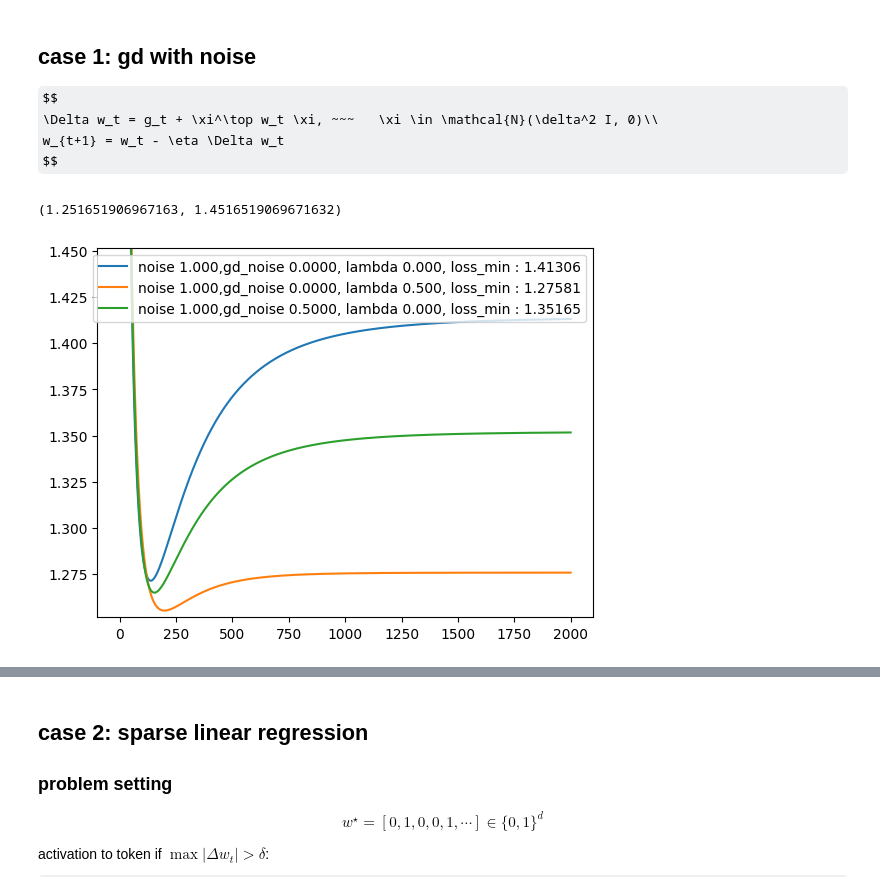
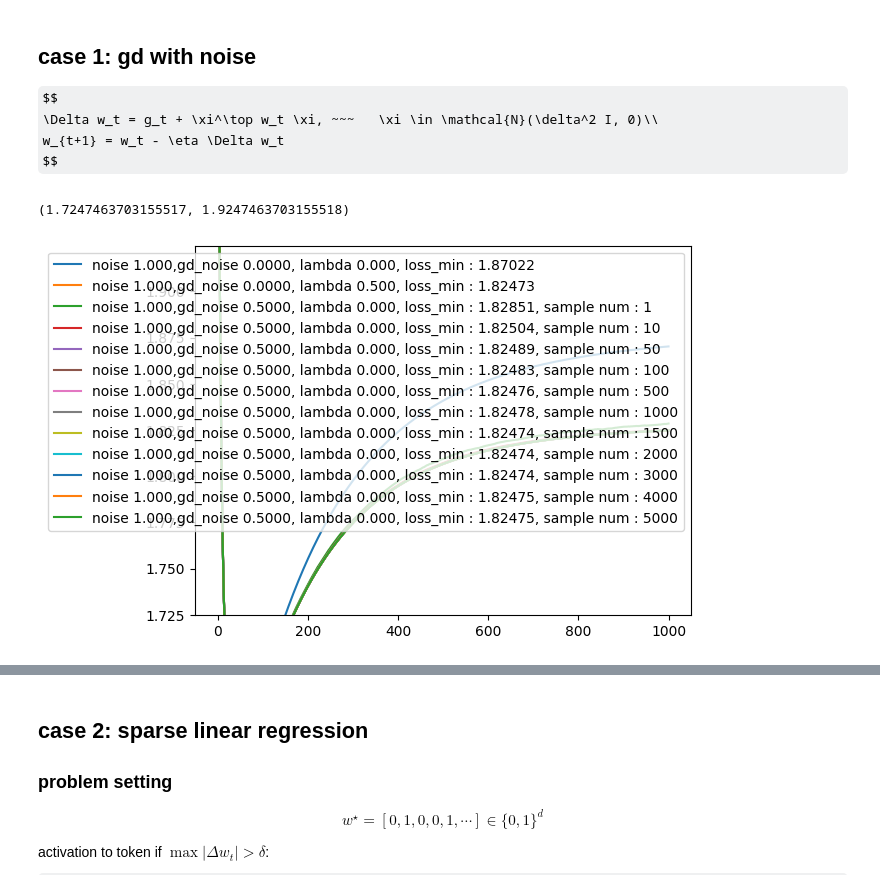
Before and after one commit to x1ng5/gd_sampling, a Jupyter notebook: gd_iter.ipynb, the cells around one changed output, grey strips where cells are left out. Saved outputs shown, nothing was run; the diff lists cells and outputs as text; code cells hidden in the pictures; some formulas as TeX source.

```diff
--- a/gd_iter.ipynb
+++ b/gd_iter.ipynb
@@ -33,60 +33,71 @@ $$
 # %%
 device      = "cuda:1"
 
-x_dim       = 20
+x_dim       = 50
 batch_num   = 1024
 data_range  = 1
 example_num = 30
-choose_elements = 20
-eta         = 1e-1
+choose_elements = 5
+eta         = 1 / example_num
 lbda        = 0.
 noise       = 1
-cot_steps   = 2000
+cot_steps   = 1000
 gd_noise    = 0.
 weight_range= 1
 x_context = generate_x(example_num = example_num, x_dim = x_dim, batch_num = batch_num, data_range = data_range, xi = 0, device = device)
 y_context, w_all = generate_y(x_all = x_context, weight_range = weight_range, noise = noise, device = device, few_shot = True, choose_elements = choose_elements)
-sample_num  = 500
+sample_num  = 5002
+
+def random_mask(weight, device, choose_elements):
+    b, c, _ = weight.size()
+    # Generate random mask and get the threshold value directly
+    threshold = torch.rand(b, c, device=device).topk(choose_elements, dim=-1, largest=False).values[:, -1]
+    # Create the mask by comparing against the threshold
+    weight_mask = torch.rand(b, c, device=device) > threshold.unsqueeze(-1)
+    # Apply the mask to zero out selected elements
+    weight[weight_mask] = 0
+    return weight
 
 def conduct_gd(x_context, y_context, eta , w0 = None, steps = 1, lbda = 0, gd_noise = 0):
     device = x_context.device
     b,t,c = x_context.size()
     if w0 is None:
         wi = torch.zeros((b,c,1), device = device)
     else:
         wi = w0
     x_context_t = x_context.transpose(1, 2)  # b * c * t
     w_cot = [wi.transpose(1, 2).clone()]
-    gd_noise_v = torch.randn(wi.size(), device = device) * gd_noise
-    gd_noise_v = gd_noise_v.clip(min = -3 * gd_noise, max = 3 * gd_noise)
+
     for i in range(steps):
-
+        gd_noise_v = torch.randn(wi.size(), device = device) * gd_noise
+        # gd_noise_v = random_mask(gd_noise_v, choose_elements=choose_elements, device=device)
+        # gd_noise_v = gd_noise_v.clip(min = -3 * gd_noise, max = 3 * gd_noise)
         wi -= eta / t * ((x_context_t @ (x_context @ wi - y_context)) + lbda * wi + (gd_noise_v.transpose(1, 2) @ wi) * gd_noise_v)
         # wi -= eta / t * ((x_context_t @ (x_context @ (wi ) - y_context)) + lbda * wi + gd_noise_v * wi )
         # wi -= eta / t * ((x_context_t @ (x_context @ (wi + gd_noise_v)- y_context)) + lbda * wi )
         # + (torch.randn(wi.size(), device = device) * gd_noise)
         # b * c * t @ b * t * c @ b * c * 1 => b * c * 1
         w_cot.append(wi.transpose(1, 2).clone())
 
     w_cot = torch.concat(w_cot, dim = 1)
     return w_cot
 
 with torch.no_grad():
     for lbda in [0,5e-1]:
         w_cot = conduct_gd(x_context, y_context, eta , w0 = None, steps = cot_steps, lbda = lbda, gd_noise = 0)
         loss = (w_cot -  w_all[:,None,:]).norm(dim = -1).mean(dim = 0).cpu().numpy()
         sns.lineplot(x = np.arange(len(loss)), y = loss, label = f"noise {noise:.3f},gd_noise {0.:.4f}, lambda {lbda:.3f}, loss_min : {loss[-1]:.5f}")
 
     # for gd_noise in np.arange(1e-2, 1e-1, 2e-2 ):
     for gd_noise in [5e-1]:
         w_samples = torch.zeros_like(w_cot)
-        for _ in range(sample_num):
-            w_cot = conduct_gd(x_context, y_context, eta , w0 = None, steps = cot_steps, lbda = 0, gd_noise = gd_noise )
+        for it in range(sample_num):
+            w_cot = conduct_gd(x_context, y_context, eta , w0 = None, steps = cot_steps, lbda = 0, gd_noise = math.sqrt(gd_noise) )
             w_samples += w_cot
-        w_samples /= sample_num
-        loss = (w_samples -  w_all[:,None,:]).norm(dim = -1).mean(dim = 0).cpu().numpy()
-        sns.lineplot(x = np.arange(len(loss)), y = loss, label = f"noise {noise:.3f},gd_noise {gd_noise:.4f}, lambda {0.:.3f}, loss_min : {loss[-1]:.5f}")
+            if (it + 1) in [1,10,50,100,500,1000,1500,2000,3000,4000,5000]:
+                loss = (w_samples/(it + 1) -  w_all[:,None,:]).norm(dim = -1).mean(dim = 0).cpu().numpy()
+                sns.lineplot(x = np.arange(len(loss)), y = loss, label = f"noise {noise:.3f},gd_noise {gd_noise:.4f}, lambda {0.:.3f}, loss_min : {loss[-1]:.5f}, sample num : {it+1}")
 plt.ylim(loss[-1]-1e-1,loss[-1]+1e-1)
 # %% [output]
-(1.251651906967163, 1.4516519069671632)
+(1.7247463703155517, 1.9247463703155518)
-[figure, old version]
+[figure, new version]
```
Also changed, not shown: parts of 5 cells of this notebook.
